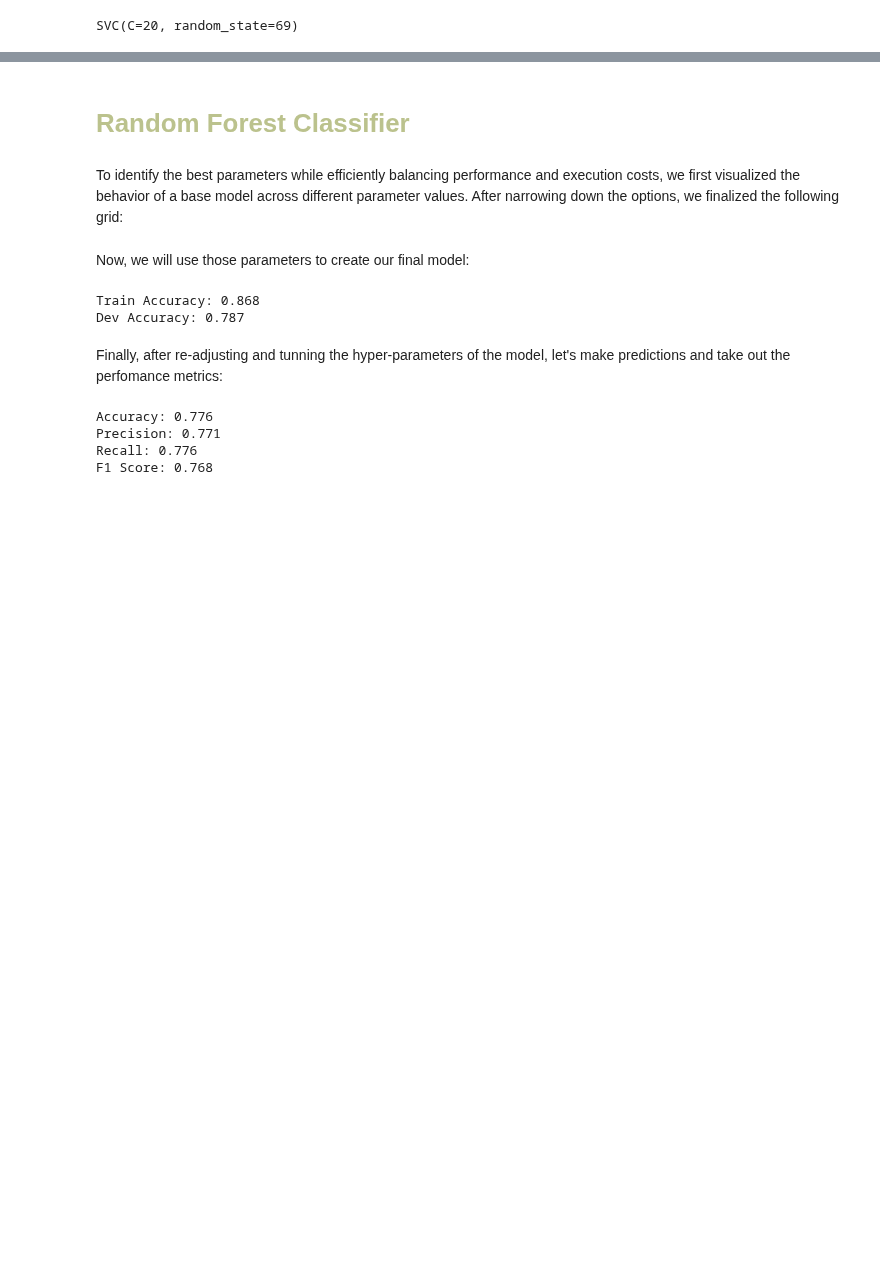
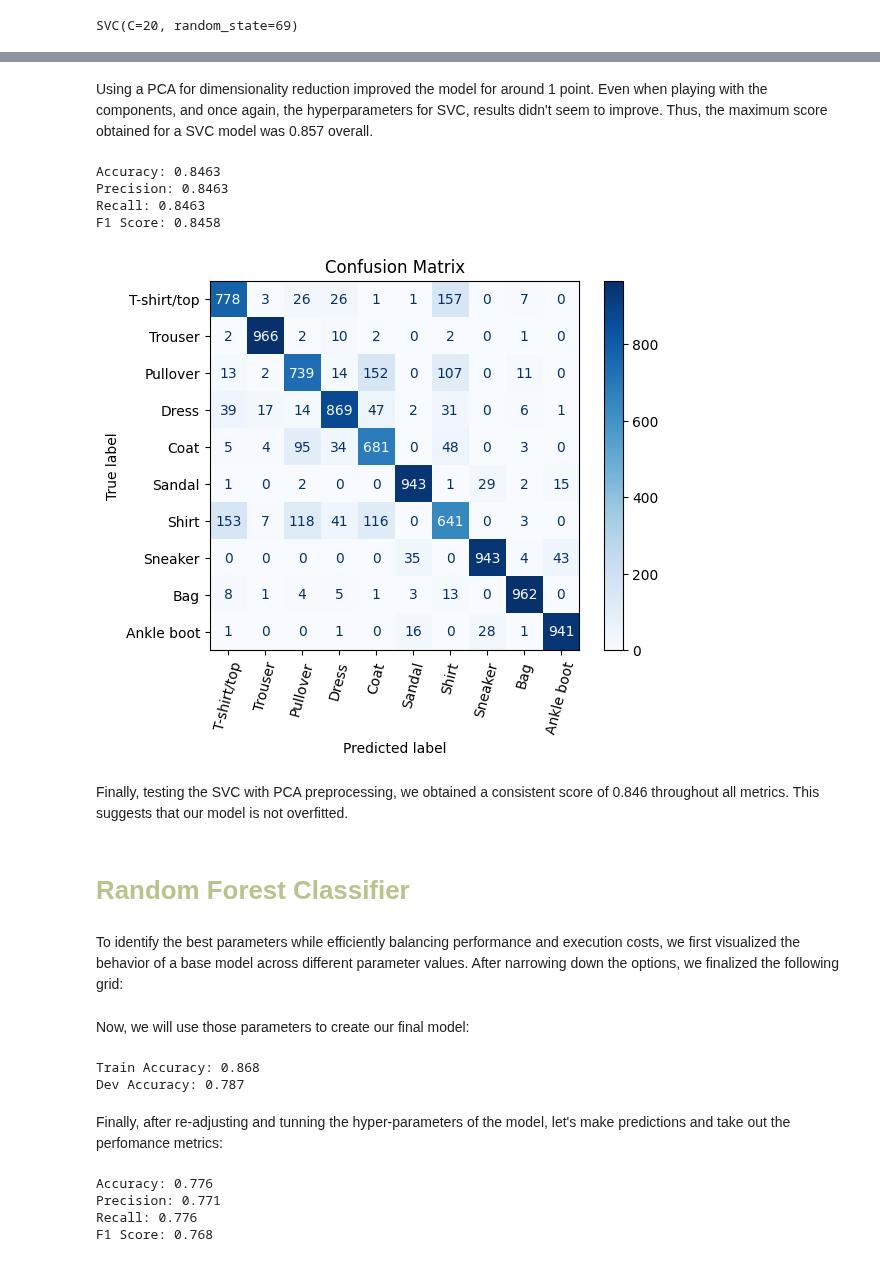
Before and after one commit to ch0fas/ML_Projects, a Jupyter notebook: fashion_mnist.ipynb, the cells around one changed output, grey strips where cells are left out. Cells and saved outputs as stored; diff of their text form; code cells hidden in the pictures; blank space fills up the shorter version.

Commit message:
SVC done, just missing the eval

```diff
--- a/fashion_mnist.ipynb
+++ b/fashion_mnist.ipynb
@@ -230,3 +231,19 @@ F1 Score: 0.8579
+# %% [markdown]
+Using a PCA for dimensionality reduction improved the model for around 1 point. Even when playing with the components, and once again, the hyperparameters for SVC, results didn't seem to improve. Thus, the maximum score obtained for a SVC model was 0.857 overall.
+# %%
+X_test_pca = pca.transform(X_test_flat)
+
+y_pred2 = svc_pca.predict(X_test_pca)
+
+eval(y_pred2, y_test)
+# %% [output]
+Accuracy: 0.8463
+Precision: 0.8463
+Recall: 0.8463
+F1 Score: 0.8458
+[figure, added]
+# %% [markdown]
+Finally, testing the SVC with PCA preprocessing, we obtained a consistent score of 0.846 throughout all metrics. This suggests that our model is not overfitted.
 # %% [markdown]
 # <font color= #bbc28d> **Random Forest Classifier** </font>
 # %% [markdown]
```
Also changed, not shown: parts of 7 cells of this notebook.
